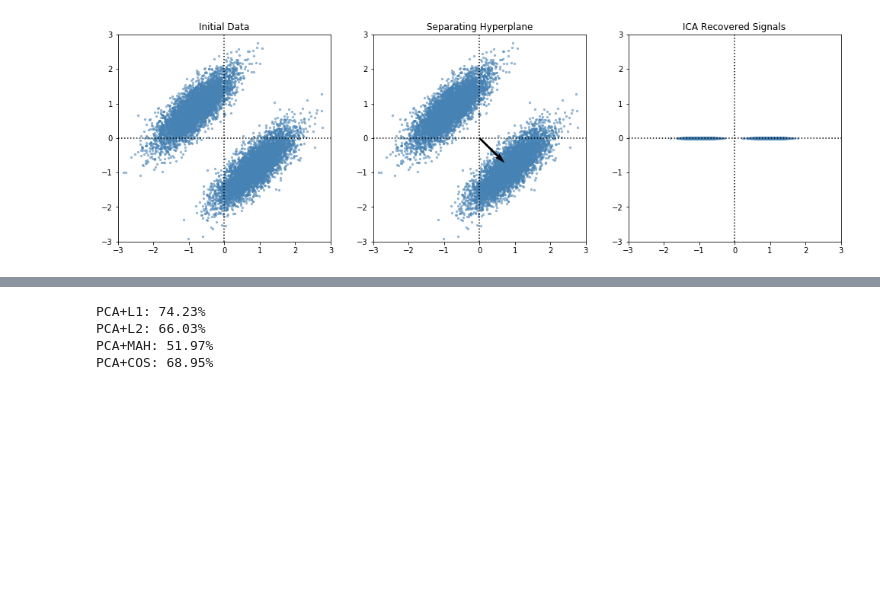
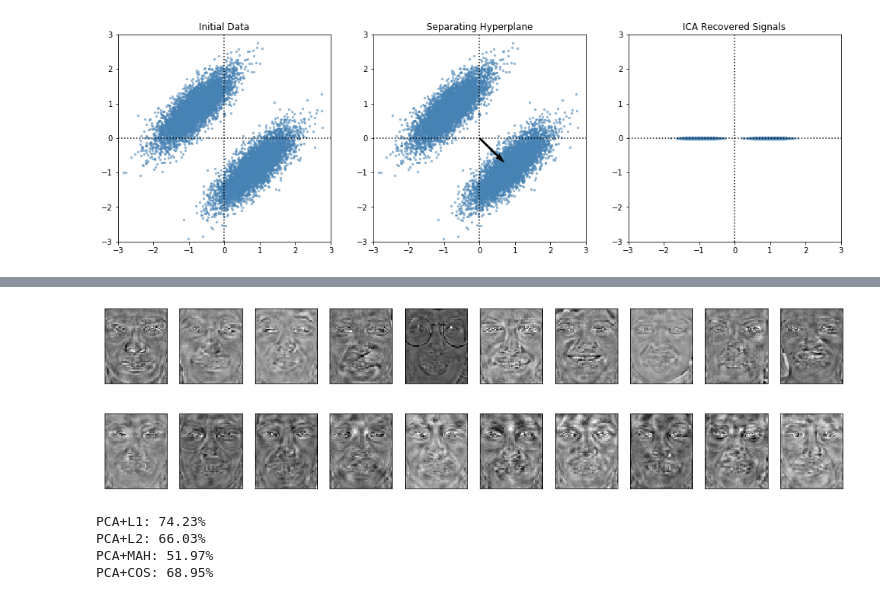
Before and after one commit to mideaconu/face-recognition, a Jupyter notebook: comparative-FERET-study.ipynb, the cells around one changed output, grey strips where cells are left out. Saved outputs shown, nothing was run; the diff lists cells and outputs as text; code cells hidden in the pictures; blank space fills up the shorter version.

```diff
--- a/comparative-FERET-study.ipynb
+++ b/comparative-FERET-study.ipynb
@@ -214,3 +234,15 @@ The cumulative variance of the first 270 principal components is: 98.55830156287
+# %%
+fig, axes = plt.subplots(1, 10, figsize=(17, 3), subplot_kw={"xticks":[], "yticks":[]})
+for i, ax in enumerate(axes.flat):
+    ax.imshow(ica2[i].reshape(60, 50), cmap="gray")
+# %% [output]
+[figure, added]
+# %%
+fig, axes = plt.subplots(1, 10, figsize=(17, 3), subplot_kw={"xticks":[], "yticks":[]})
+for i, ax in enumerate(axes.flat):
+    ax.imshow(lda[i].reshape(60, 50), cmap="gray")
+# %% [output]
+[figure, added]
 # %%
 X_gal, y_gal = read_images("gallery")
 X_gal = center(X_gal); X_gal = standardize(X_gal)
```
Also changed, not shown: parts of 3 cells of this notebook.
